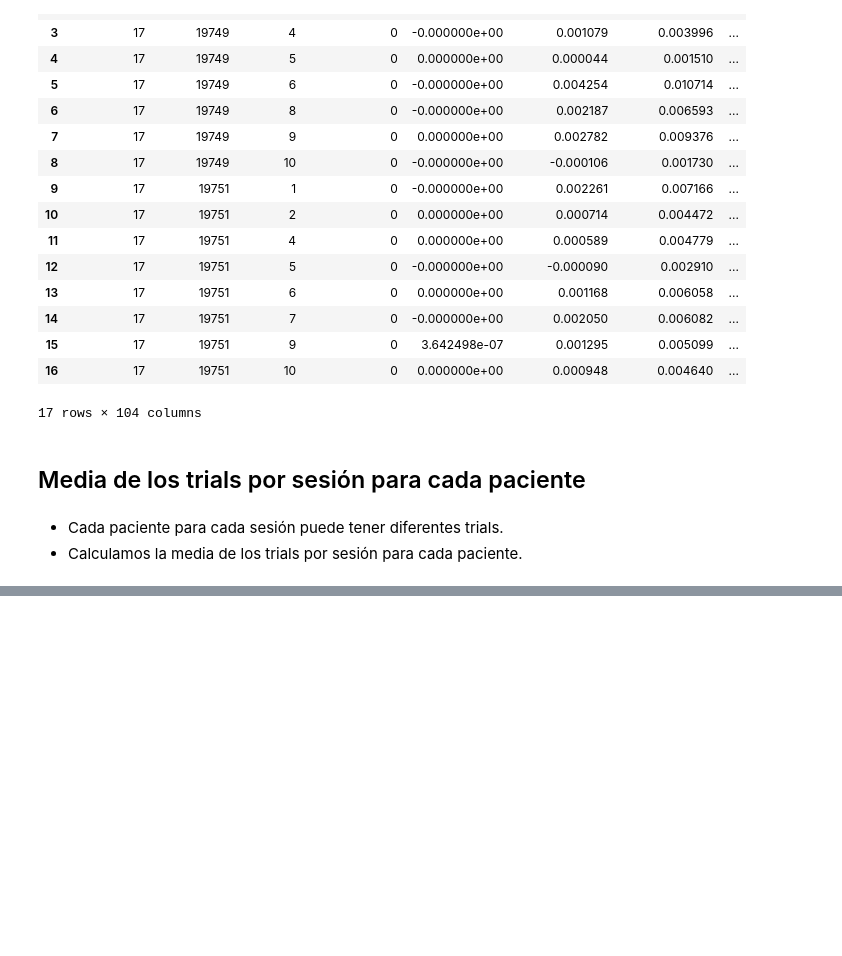
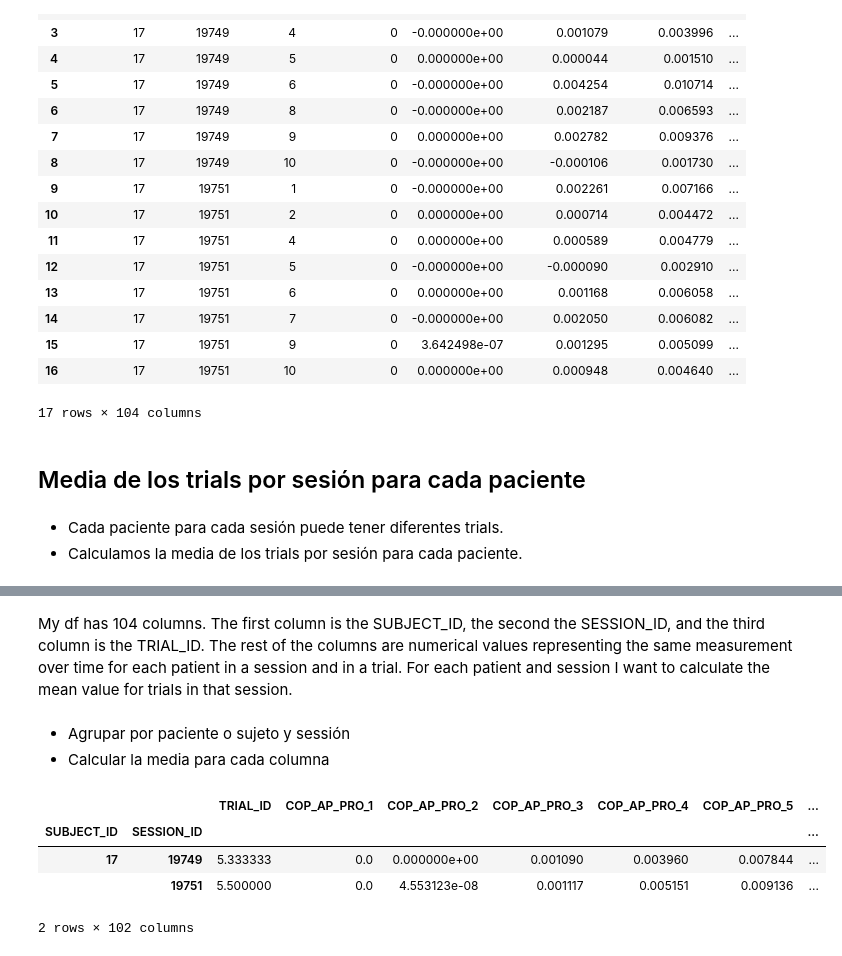
Before and after one commit to bernatsort/Therapy-Progress-Gait-Prediction, a Jupyter notebook: code.ipynb, the cells around one changed output, grey strips where cells are left out. Cells and saved outputs as stored; diff of their text form; code cells hidden in the pictures; blank space fills up the shorter version.

```diff
--- a/code.ipynb
+++ b/code.ipynb
@@ -1316,0 +1342,16 @@ GRF_COP_AP_PRO_left_train_HC_session[GRF_COP_AP_PRO_left_train_HC_session['SUBJE
+# %% [markdown]
+My df has 104 columns. The first column is the SUBJECT_ID, the second the SESSION_ID, and the third column is the TRIAL_ID.
+The rest of the columns are numerical values representing the same measurement over time for each patient in a session and in a trial.
+For each patient and session I want to calculate the mean value for trials in that session.
+# %% [markdown]
+- Agrupar por paciente o sujeto y sessión
+- Calcular la media para cada columna
+# %%
+# Group the data by SUBJECT_ID and SESSION_ID, and calculate the mean for each group
+GRF_COP_AP_PRO_left_train_HC[GRF_COP_AP_PRO_left_train_HC['SUBJECT_ID']==17].groupby(['SUBJECT_ID', 'SESSION_ID']).mean()
+# %% [output]
+|  |  | TRIAL_ID | COP_AP_PRO_1 | COP_AP_PRO_2 | COP_AP_PRO_3 | COP_AP_PRO_4 | COP_AP_PRO_5 | ... |
+| SUBJECT_ID | SESSION_ID |  |  |  |  |  |  | ... |
+| 17 | 19749 | 5.333333 | 0.0 | 0.000000e+00 | 0.001090 | 0.003960 | 0.007844 | ... |
+|  | 19751 | 5.500000 | 0.0 | 4.553123e-08 | 0.001117 | 0.005151 | 0.009136 | ... |
+2 rows × 102 columns
```
Also changed, not shown: parts of 3 cells of this notebook.
